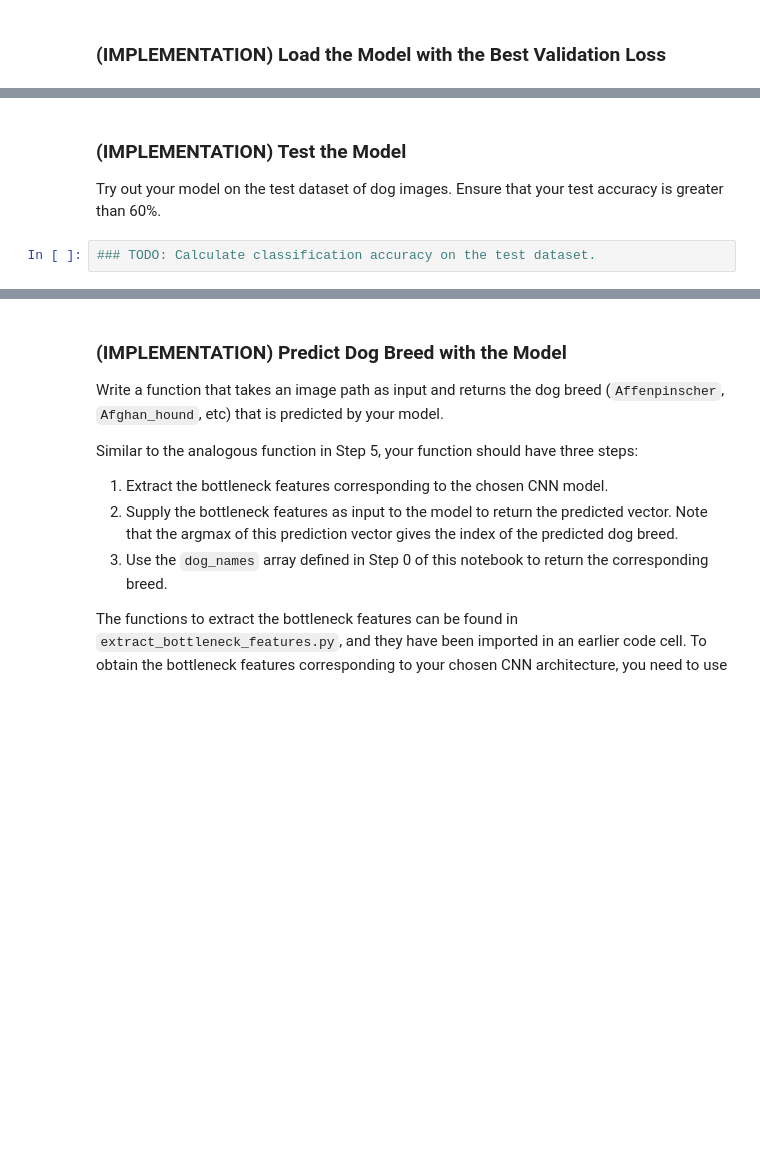
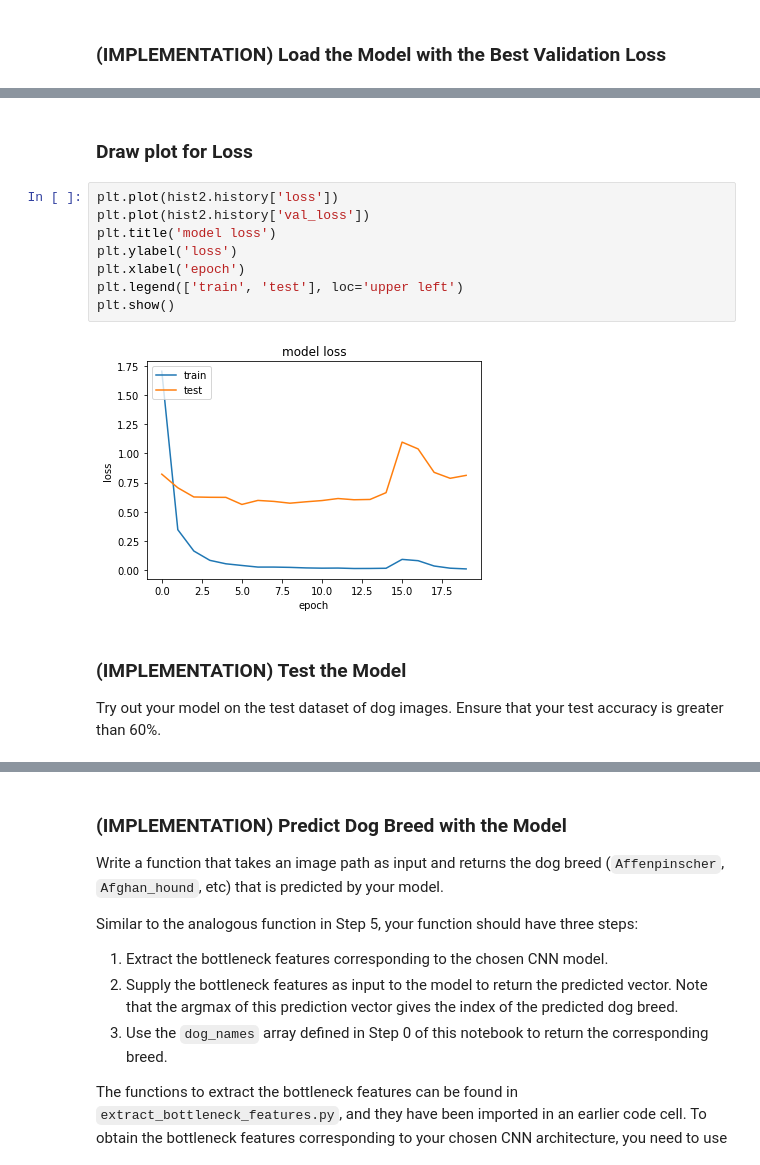
Before and after one commit to swaption2009/aind2_cnn_project, a Jupyter notebook: dog_app.ipynb, the cells around one changed output, grey strips where cells are left out. Drawn from its saved outputs; the diff is of its cells as text; blank space fills up the shorter version.

```diff
--- a/dog_app.ipynb
+++ b/dog_app.ipynb
@@ -727,6 +805,16 @@ You are welcome to [augment the training data](https://blog.keras.io/building-po
+# %% [markdown]
+### Draw plot for Loss
+# %%
+plt.plot(hist2.history['loss'])
+plt.plot(hist2.history['val_loss'])
+plt.title('model loss')
+plt.ylabel('loss')
+plt.xlabel('epoch')
+plt.legend(['train', 'test'], loc='upper left')
+plt.show()
+# %% [output]
+[figure, added]
 # %% [markdown]
 ### (IMPLEMENTATION) Test the Model
 
 Try out your model on the test dataset of dog images. Ensure that your test accuracy is greater than 60%.
-# %%
-### TODO: Calculate classification accuracy on the test dataset.
```
Also changed, not shown: parts of 12 cells of this notebook, 4 other files.
